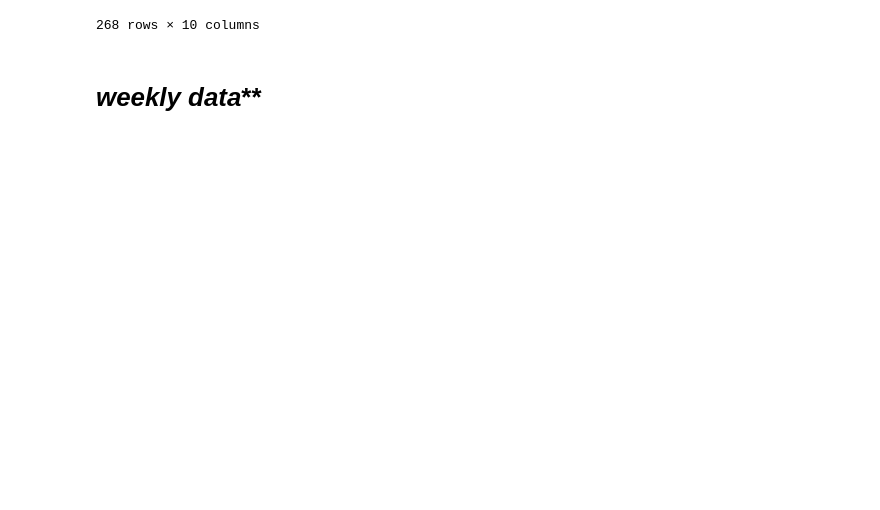
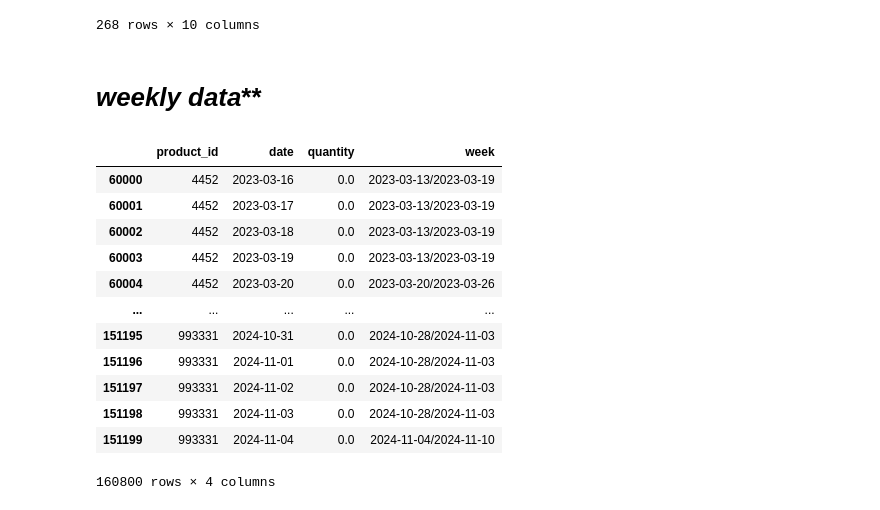
Before and after one commit to pratik74988/blinkit-Demand-Forecasting, a Jupyter notebook: blinkit-demand-forcasting.ipynb, the cells around one changed output. Drawn from its saved outputs; the diff is of its cells as text; code cells hidden in the pictures; blank space fills up the shorter version.

```diff
--- a/blinkit-demand-forcasting.ipynb
+++ b/blinkit-demand-forcasting.ipynb
@@ -396,3 +396,19 @@ blinkit_products
 # *weekly data***
 # %%
 df_full['week'] = df_full['date'].dt.to_period('W')
+# %%
+df_full
+# %% [output]
+|  | product_id | date | quantity | week |
+| 60000 | 4452 | 2023-03-16 | 0.0 | 2023-03-13/2023-03-19 |
+| 60001 | 4452 | 2023-03-17 | 0.0 | 2023-03-13/2023-03-19 |
+| 60002 | 4452 | 2023-03-18 | 0.0 | 2023-03-13/2023-03-19 |
+| 60003 | 4452 | 2023-03-19 | 0.0 | 2023-03-13/2023-03-19 |
+| 60004 | 4452 | 2023-03-20 | 0.0 | 2023-03-20/2023-03-26 |
+| ... | ... | ... | ... | ... |
+| 151195 | 993331 | 2024-10-31 | 0.0 | 2024-10-28/2024-11-03 |
+| 151196 | 993331 | 2024-11-01 | 0.0 | 2024-10-28/2024-11-03 |
+| 151197 | 993331 | 2024-11-02 | 0.0 | 2024-10-28/2024-11-03 |
+| 151198 | 993331 | 2024-11-03 | 0.0 | 2024-10-28/2024-11-03 |
+| 151199 | 993331 | 2024-11-04 | 0.0 | 2024-11-04/2024-11-10 |
+160800 rows × 4 columns
```
Also changed, not shown: parts of 16 cells of this notebook.
